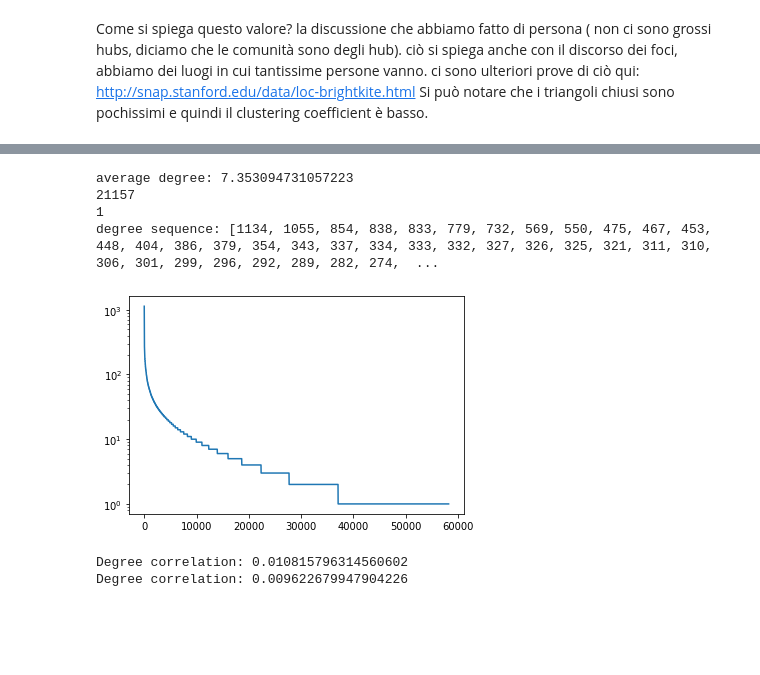
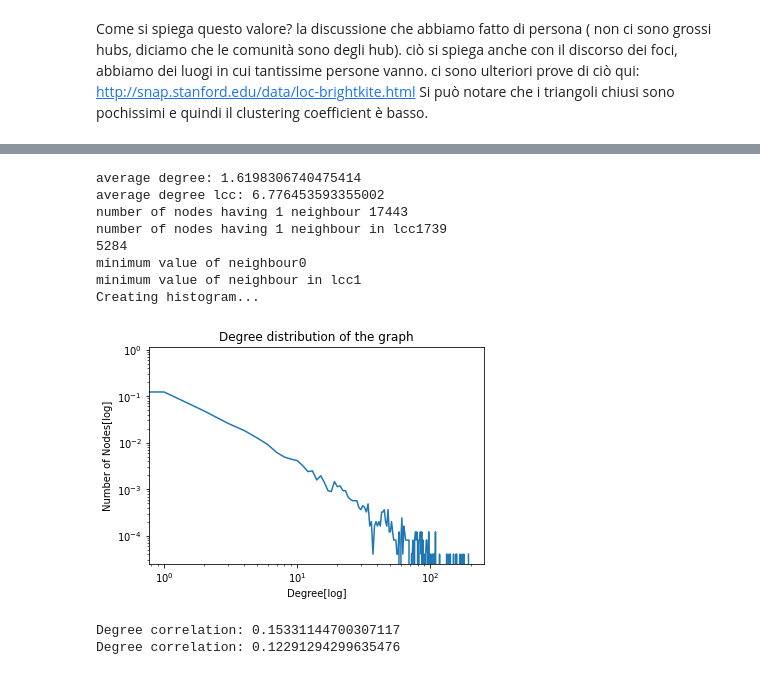
Before and after one commit to lory9894University/AVRC_project, a Jupyter notebook: measures.ipynb, the cells around one changed output, grey strips where cells are left out. Cells and saved outputs as stored; diff of their text form; code cells hidden in the pictures; blank space fills up the shorter version.

```diff
--- a/measures.ipynb
+++ b/measures.ipynb
@@ -22,7 +23,7 @@ dataset_path= "reducer/all_datas.json"
 #reduced = False
 #has_foci= False
 G= parseJson(dataset_path)
-reduced = True
+reduced = False
 has_foci= True
 # %%
 #generic analysis
@@ -86,30 +77,60 @@ largest connected component size: 56739
-# %%
-#degree analysis
-if not reduced:
-    degree_sequence = sorted([d for n, d in G.degree()], reverse=True)  # degree sequence
-    plt.yscale('log')
-    plt.plot(degree_sequence)
-
-    print("average degree: " + str(sum(degree_sequence)/len(degree_sequence)))
-    #wtf? average degree 7?
-    print(degree_sequence.count(min(degree_sequence)))
-    #ah, ecco perchè.
-    print(min(degree_sequence))
-
-    print("degree sequence: " + str(degree_sequence))
-# %% [output]
-average degree: 7.353094731057223
-21157
-1
-degree sequence: [1134, 1055, 854, 838, 833, 779, 732, 569, 550, 475, 467, 453, 448, 404, 386, 379, 354, 343, 337, 334, 333, 332, 327, 326, 325, 321, 311, 310, 306, 301, 299, 296, 292, 289, 282, 274,  ...
-[figure, removed]
+# %%
+#degree analysis
+
+def plot_degree_histogram(g, normalized=True):
+    print("Creating histogram...")
+    aux_y = nx.degree_histogram(g)
+
+    aux_x = np.arange(0,len(aux_y)).tolist()
+
+    n_nodes = g.number_of_nodes()
+
+    if normalized:
+        for i in range(len(aux_y)):
+            aux_y[i] = aux_y[i]/n_nodes
+
+    return aux_x, aux_y
+    #codice copiato, dovrebbe restituire due liste, una con i valori dei gradi e una con la probabilità di avere tale grado
+
+if not reduced:
+    #tutto il grafo
+    degree_sequence = sorted([d for n, d in G.degree()], reverse=True)  # degree sequence grafo
+    degree_sequence_lcc = sorted([d for n, d in largest_component.degree()], reverse=True)  # degree sequence largest connected component
+
+    print("average degree: " + str(sum(degree_sequence)/len(degree_sequence)))
+    print("average degree lcc: " + str(sum(degree_sequence_lcc)/len(degree_sequence_lcc)))
+
+    print("number of nodes having 1 neighbour " + str(degree_sequence.count(min(degree_sequence))))
+    print("number of nodes having 1 neighbour in lcc" +str(degree_sequence_lcc.count(min(degree_sequence_lcc))))
+    print(degree_sequence.count(1) + degree_sequence.count(2) + degree_sequence.count(3) + degree_sequence.count(4))
+    #ah, ecco perchè.
+    print("minimum value of neighbour" + str(min(degree_sequence)))
+    print("minimum value of neighbour in lcc" + str(min(degree_sequence_lcc)))
+
+    plt.title('Degree distribution of the graph')
+    plt.xlabel('Degree[log]')
+    plt.ylabel('Number of Nodes[log]')
+    plt.xscale("log")
+    plt.yscale("log")
+    aux_x, aux_y = plot_degree_histogram(G, normalized=True)
+    plt.plot(aux_x,aux_y)
+# %% [output]
+average degree: 1.6198306740475414
+average degree lcc: 6.776453593355002
+number of nodes having 1 neighbour 17443
+number of nodes having 1 neighbour in lcc1739
+5284
+minimum value of neighbour0
+minimum value of neighbour in lcc1
+Creating histogram...
+[figure, added]
 # %%
 #Degree correlation
 if not reduced:
     print("Degree correlation: "+str(nx.degree_pearson_correlation_coefficient(G)))
     print("Degree correlation: "+str(nx.degree_pearson_correlation_coefficient(largest_component)))
 # %% [output]
-Degree correlation: 0.010815796314560602
-Degree correlation: 0.009622679947904226
+Degree correlation: 0.15331144700307117
+Degree correlation: 0.12291294299635476
 # %%
 #community detection
```
Also changed, not shown: parts of 10 cells of this notebook, 6 other files.
